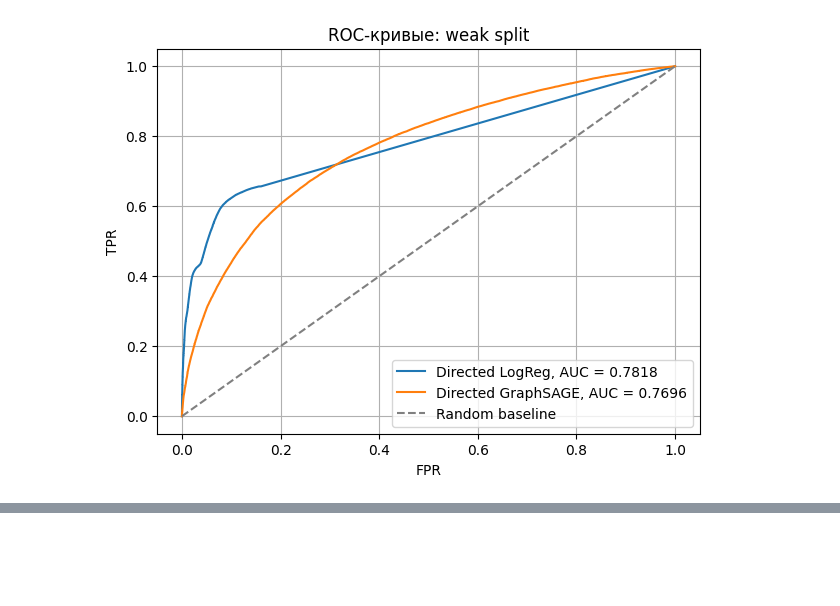
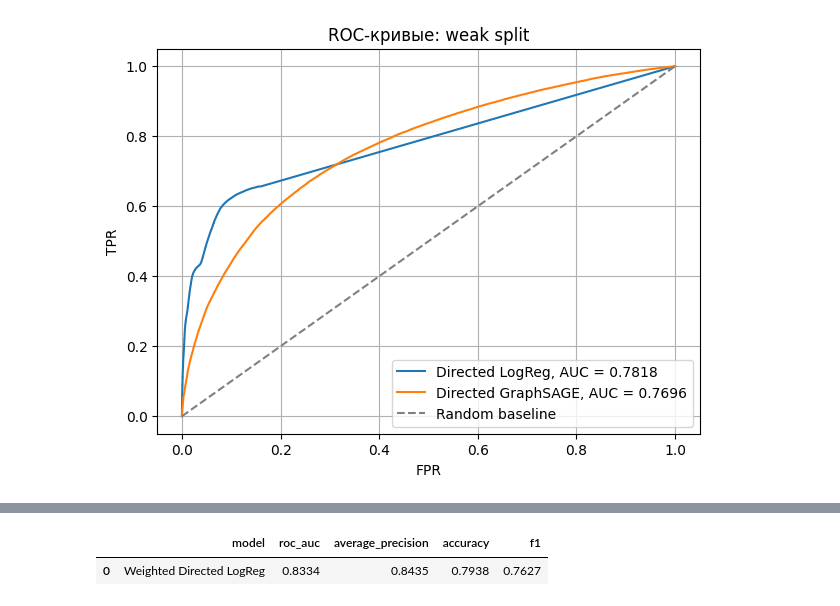
Before and after one commit to AlexeyEmelyan0v/link_prediction_gnn_1, a Jupyter notebook: link_prediction_gnn_1.ipynb, the cells around one changed output, grey strips where cells are left out. Drawn from its saved outputs; the diff is of its cells as text; code cells hidden in the pictures; blank space fills up the shorter version.

```diff
--- a/link_prediction_gnn_1.ipynb
+++ b/link_prediction_gnn_1.ipynb
@@ -2792,0 +2897,13 @@ plt.show()
+# %%
+G_train_weighted = nx.DiGraph()
+G_train_weighted.add_nodes_from(G_weighted.nodes())
+
+for u, v in train_pos_edges:
+    G_train_weighted.add_edge(
+        u,
+        v,
+        weight=G_weighted[u][v]["weight"]
+    )
+
+print("G_train_weighted nodes:", G_train_weighted.number_of_nodes())
+print("G_train_weighted edges:", G_train_weighted.number_of_edges())
@@ -2792,0 +3093,23 @@ plt.show()
+# %%
+weighted_y_score = weighted_baseline_model.predict_proba(X_test)[:, 1]
+weighted_y_pred = (weighted_y_score >= 0.5).astype(int)
+
+weighted_logreg_roc_auc = roc_auc_score(test_labels, weighted_y_score)
+weighted_logreg_avg_precision = average_precision_score(test_labels, weighted_y_score)
+weighted_logreg_accuracy = accuracy_score(test_labels, weighted_y_pred)
+weighted_logreg_f1 = f1_score(test_labels, weighted_y_pred)
+# %%
+weighted_logreg_results_test = pd.DataFrame([
+    {
+        "model": "Weighted Directed LogReg",
+        "roc_auc": weighted_logreg_roc_auc,
+        "average_precision": weighted_logreg_avg_precision,
+        "accuracy": weighted_logreg_accuracy,
+        "f1": weighted_logreg_f1,
+    }
+])
+
+weighted_logreg_results_test.round(4)
+# %% [output]
+|  | model | roc_auc | average_precision | accuracy | f1 |
+| 0 | Weighted Directed LogReg | 0.8334 | 0.8435 | 0.7938 | 0.7627 |
```
Also changed, not shown: parts of 29 cells of this notebook.
